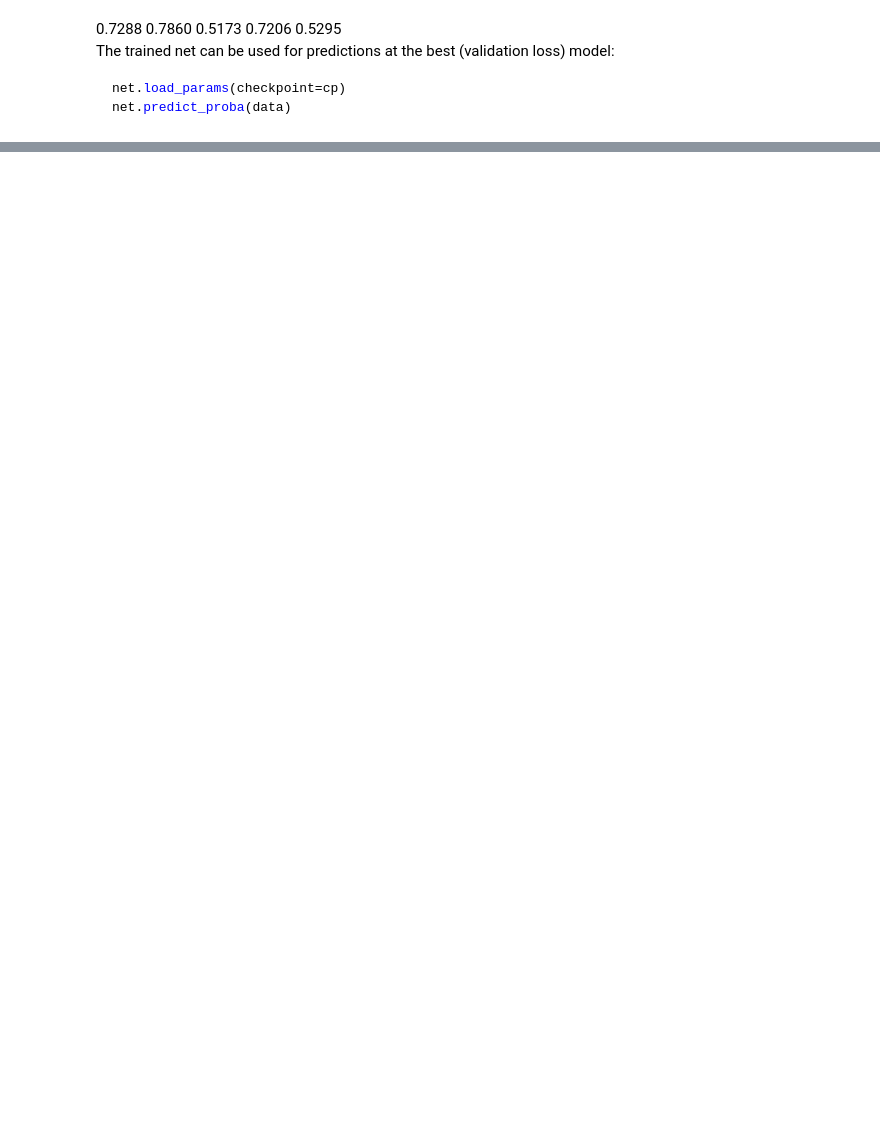
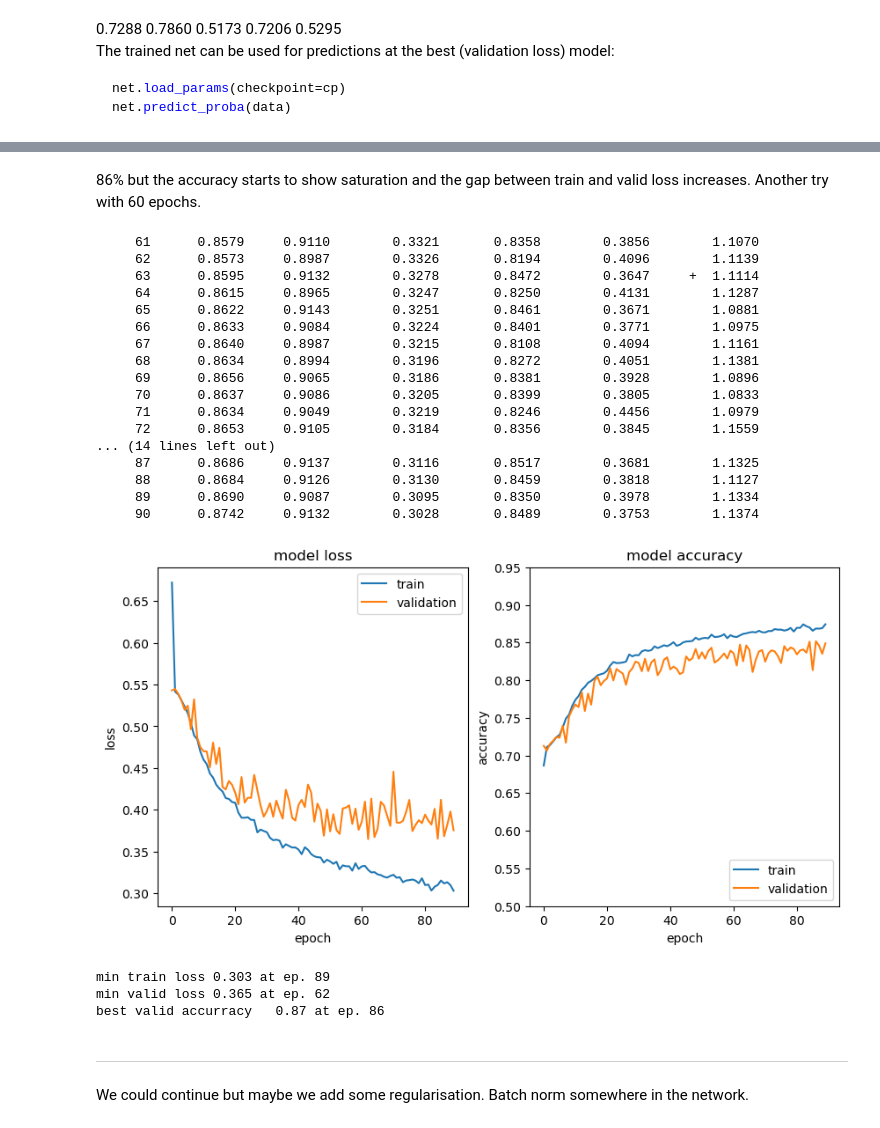
Before and after one commit to dkgithub/wiehl24, a Jupyter notebook: PyTorch_jet_flavor_classification.ipynb, the cells around one changed output, grey strips where cells are left out. Cells and saved outputs as stored; diff of their text form; code cells hidden in the pictures; blank space fills up the shorter version.

```diff
--- a/PyTorch_jet_flavor_classification.ipynb
+++ b/PyTorch_jet_flavor_classification.ipynb
@@ -820,0 +1240,30 @@ cp = Checkpoint(dirname='chkpoints_2') # etc.
+# %% [markdown]
+86% but the accuracy starts to show saturation and the gap between train and valid loss increases. Another try with 60 epochs.
+# %%
+net.partial_fit(c_vectors_train, labels_train)
+hlp.plots.plotLearningCurvesSkorch(net.history)
+# %% [output]
+     61      0.8579     0.9110        0.3321       0.8358        0.3856        1.1070
+     62      0.8573     0.8987        0.3326       0.8194        0.4096        1.1139
+     63      0.8595     0.9132        0.3278       0.8472        0.3647     +  1.1114
+     64      0.8615     0.8965        0.3247       0.8250        0.4131        1.1287
+     65      0.8622     0.9143        0.3251       0.8461        0.3671        1.0881
+     66      0.8633     0.9084        0.3224       0.8401        0.3771        1.0975
+     67      0.8640     0.8987        0.3215       0.8108        0.4094        1.1161
+     68      0.8634     0.8994        0.3196       0.8272        0.4051        1.1381
+     69      0.8656     0.9065        0.3186       0.8381        0.3928        1.0896
+     70      0.8637     0.9086        0.3205       0.8399        0.3805        1.0833
+     71      0.8634     0.9049        0.3219       0.8246        0.4456        1.0979
+     72      0.8653     0.9105        0.3184       0.8356        0.3845        1.1559
+... (14 lines left out)
+     87      0.8686     0.9137        0.3116       0.8517        0.3681        1.1325
+     88      0.8684     0.9126        0.3130       0.8459        0.3818        1.1127
+     89      0.8690     0.9087        0.3095       0.8350        0.3978        1.1334
+     90      0.8742     0.9132        0.3028       0.8489        0.3753        1.1374
+[figure, added]
+min train loss 0.303 at ep. 89
+min valid loss 0.365 at ep. 62
+best valid accurracy   0.87 at ep. 86
+# %% [markdown]
+---
+We could continue but maybe we add some regularisation. Batch norm somewhere in the network.
```
Also changed, not shown: parts of 83 cells of this notebook.
